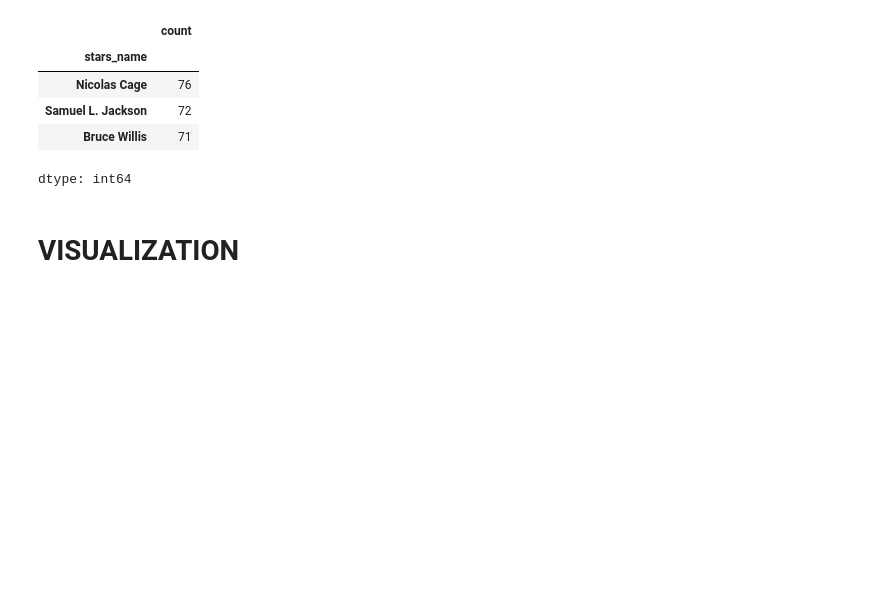
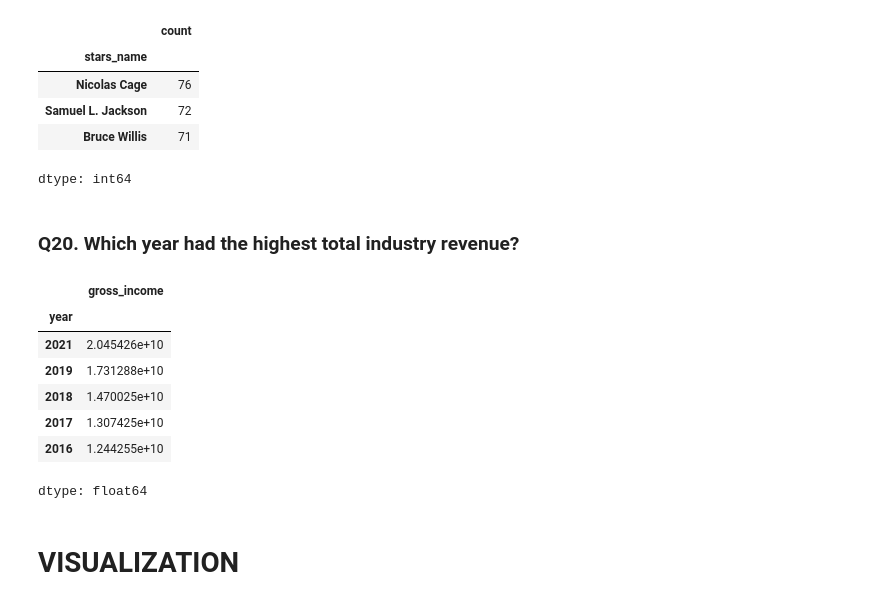
Before and after one commit to Shakti9798/IMDB-EDA-PYTHON, a Jupyter notebook: imdb_data_analysis.ipynb, the cells around one changed output. Saved outputs shown, nothing was run; the diff lists cells and outputs as text; code cells hidden in the pictures; blank space fills up the shorter version.

```diff
--- a/imdb_data_analysis.ipynb
+++ b/imdb_data_analysis.ipynb
@@ -508,6 +508,19 @@ actors.value_counts().head(3)
 | Samuel L. Jackson | 72 |
 | Bruce Willis | 71 |
 dtype: int64
+# %% [markdown]
+### Q20. Which year had the highest total industry revenue?
+# %%
+df.groupby("year")["gross_income"].sum().sort_values(ascending = False).head()
+# %% [output]
+|  | gross_income |
+| year |  |
+| 2021 | 2.045426e+10 |
+| 2019 | 1.731288e+10 |
+| 2018 | 1.470025e+10 |
+| 2017 | 1.307425e+10 |
+| 2016 | 1.244255e+10 |
+dtype: float64
 # %% [markdown]
 # **VISUALIZATION**
 # %%
```
Also changed, not shown: parts of 2 cells of this notebook.
